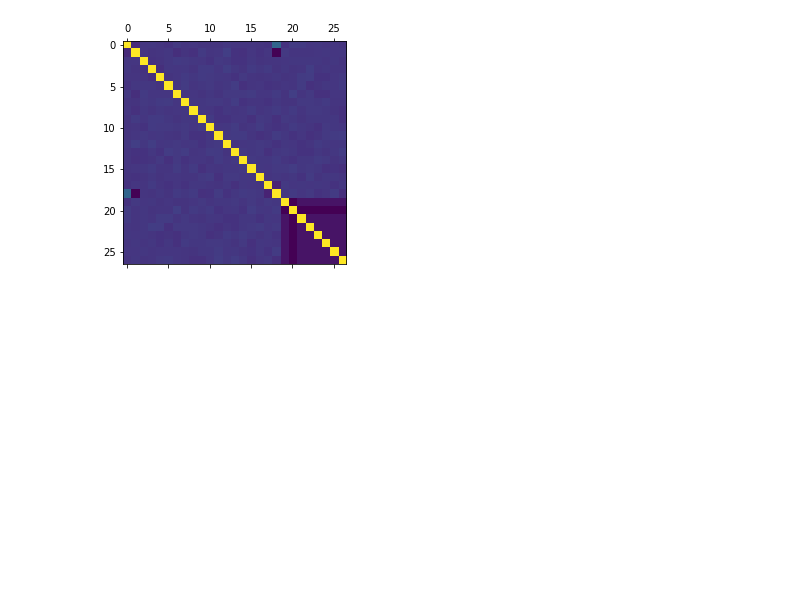
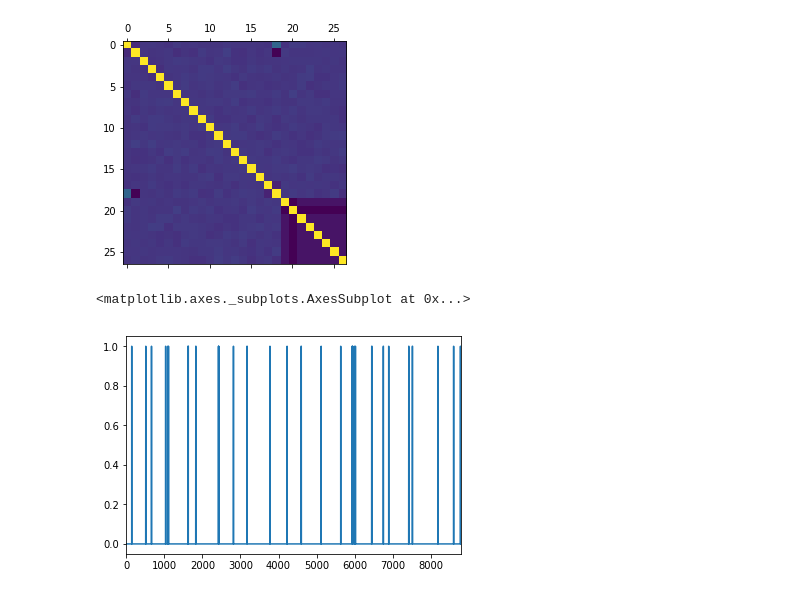
Before and after one commit to kurtrm/predicting_equipment_failure, a Jupyter notebook: notebooks/data_exp.ipynb, the cells around one changed output. Drawn from its saved outputs; the diff is of its cells as text; code cells hidden in the pictures; blank space fills up the shorter version.

```diff
--- a/notebooks/data_exp.ipynb
+++ b/notebooks/data_exp.ipynb
@@ -36 +37,11 @@ data = pipe.fit_transform(raw_df)
+# %%
+const_pipe = Pipeline([
+('name_changer', NameChanger()),
+('get_dummies', MakeDummies(['Operator', 'day-of-week'])),
+('scale_y', TargetBinarizer('failure')),
+('drop_cols', DropColumns(['date', 'year', 'month', 'day-of-month', 'hour', 'minute', 'second',
+                         'Monday', 'Tuesday', 'Wednesday', 'Thursday', 'Friday',
+                         'Saturday', 'Sunday']))
+])
+const_data = const_pipe.fit_transform(raw_df)
 # %%
@@ -118,0 +132,5 @@ X_train, X_test, y_train, y_test = train_test_split(data.drop('failure', axis=1)
+# %%
+(const_data['failure'] == 1).plot()
+# %% [output]
+<matplotlib.axes._subplots.AxesSubplot at 0x...>
+[figure, added]
```
Also changed, not shown: parts of 15 cells of this notebook.
